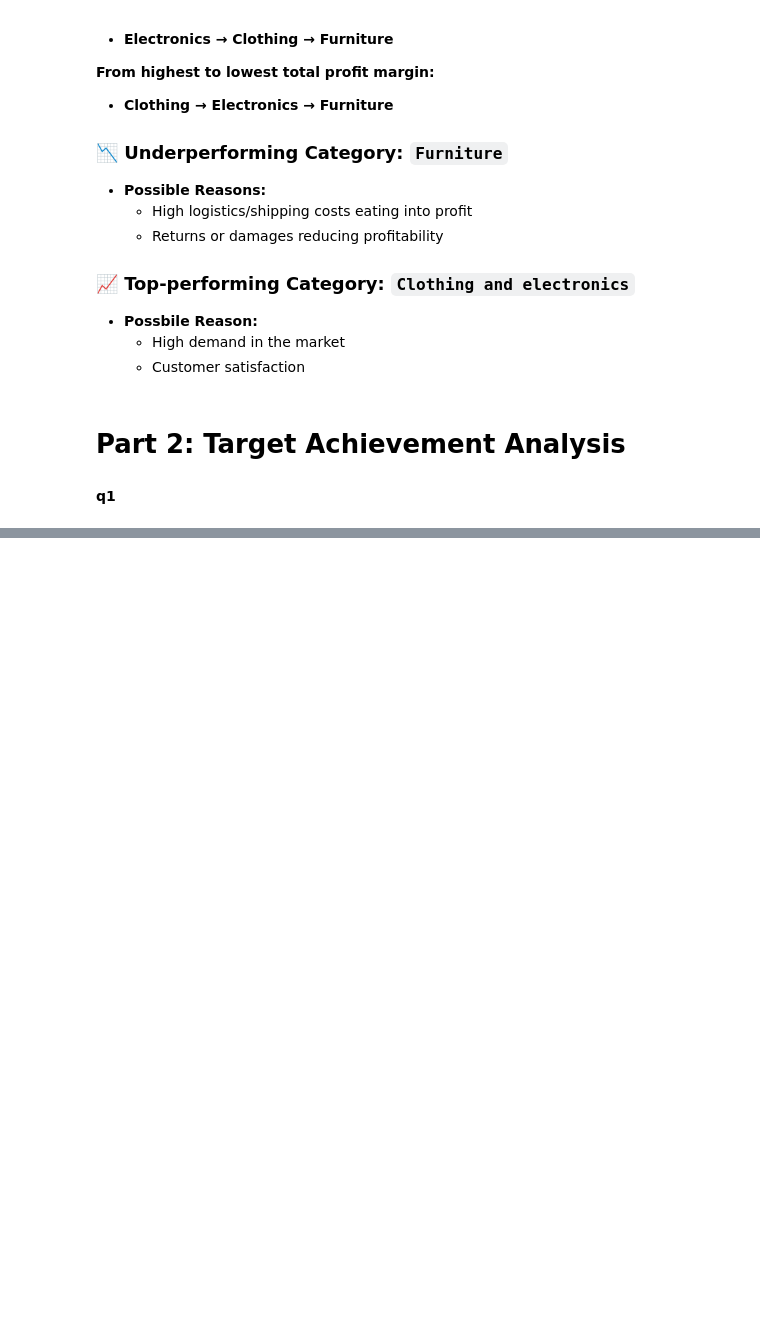
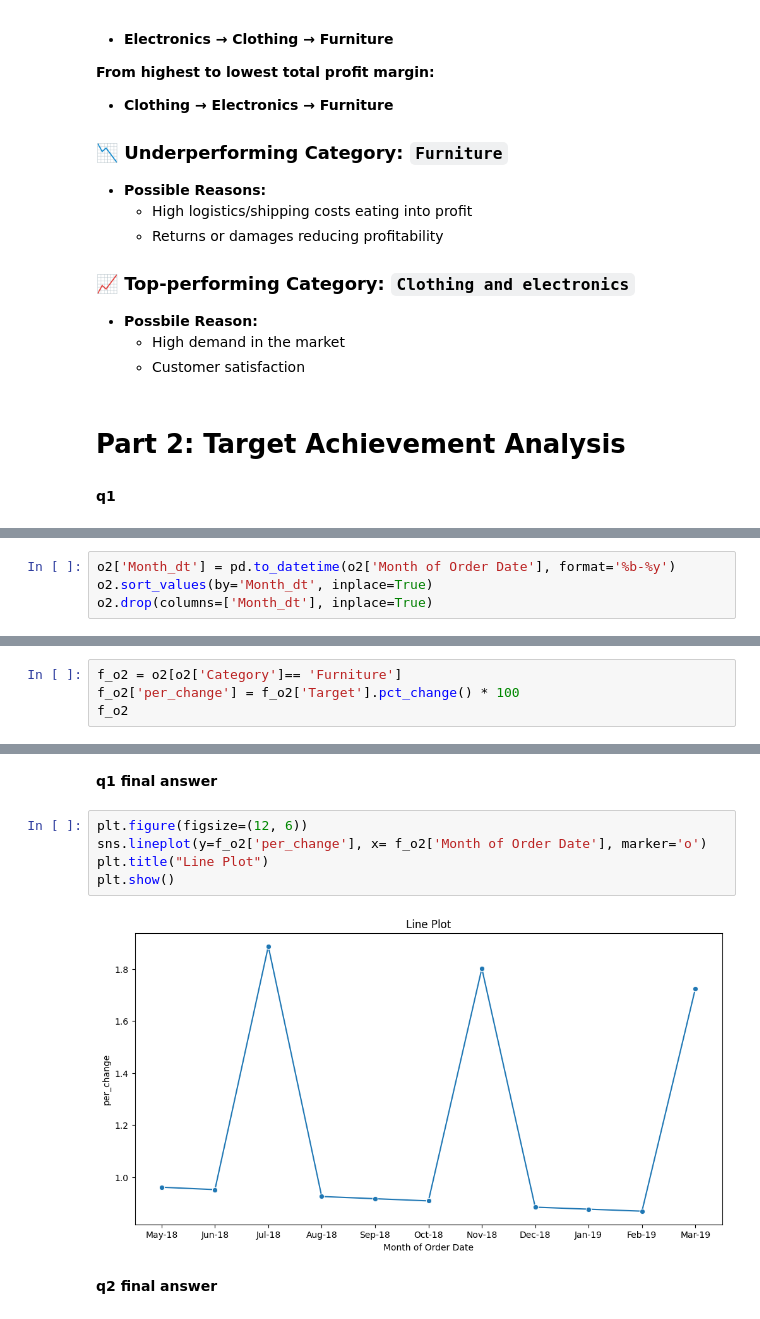
Before and after one commit to KoKoustav/jar-internship, a Jupyter notebook: sales_analysis.ipynb, the cells around one changed output, grey strips where cells are left out. Drawn from its saved outputs; the diff is of its cells as text; blank space fills up the shorter version.

```diff
--- a/sales_analysis.ipynb
+++ b/sales_analysis.ipynb
@@ -166,0 +182,4 @@ final_df[['Category','avg_profit_per_order','total_profit_mergin']]
+# %%
+o2['Month_dt'] = pd.to_datetime(o2['Month of Order Date'], format='%b-%y')
+o2.sort_values(by='Month_dt', inplace=True)
+o2.drop(columns=['Month_dt'], inplace=True)
@@ -166,0 +197,4 @@ final_df[['Category','avg_profit_per_order','total_profit_mergin']]
+# %%
+f_o2 = o2[o2['Category']== 'Furniture']
+f_o2['per_change'] = f_o2['Target'].pct_change() * 100
+f_o2
@@ -166,0 +220,11 @@ final_df[['Category','avg_profit_per_order','total_profit_mergin']]
+# %% [markdown]
+**q1 final answer**
+# %%
+plt.figure(figsize=(12, 6))
+sns.lineplot(y=f_o2['per_change'], x= f_o2['Month of Order Date'], marker='o')
+plt.title("Line Plot")
+plt.show()
+# %% [output]
+[figure, added]
+# %% [markdown]
+**q2 final answer**
```
Also changed, not shown: parts of 16 cells of this notebook.
